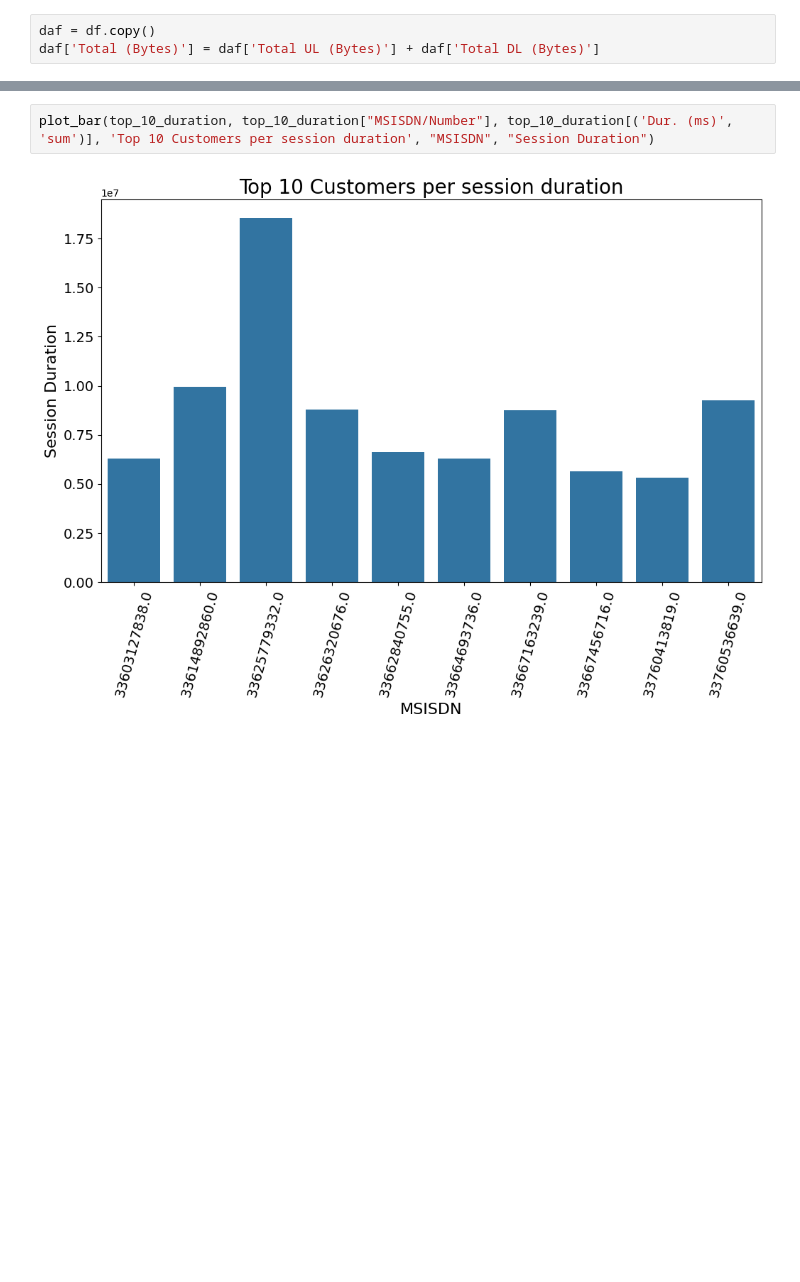
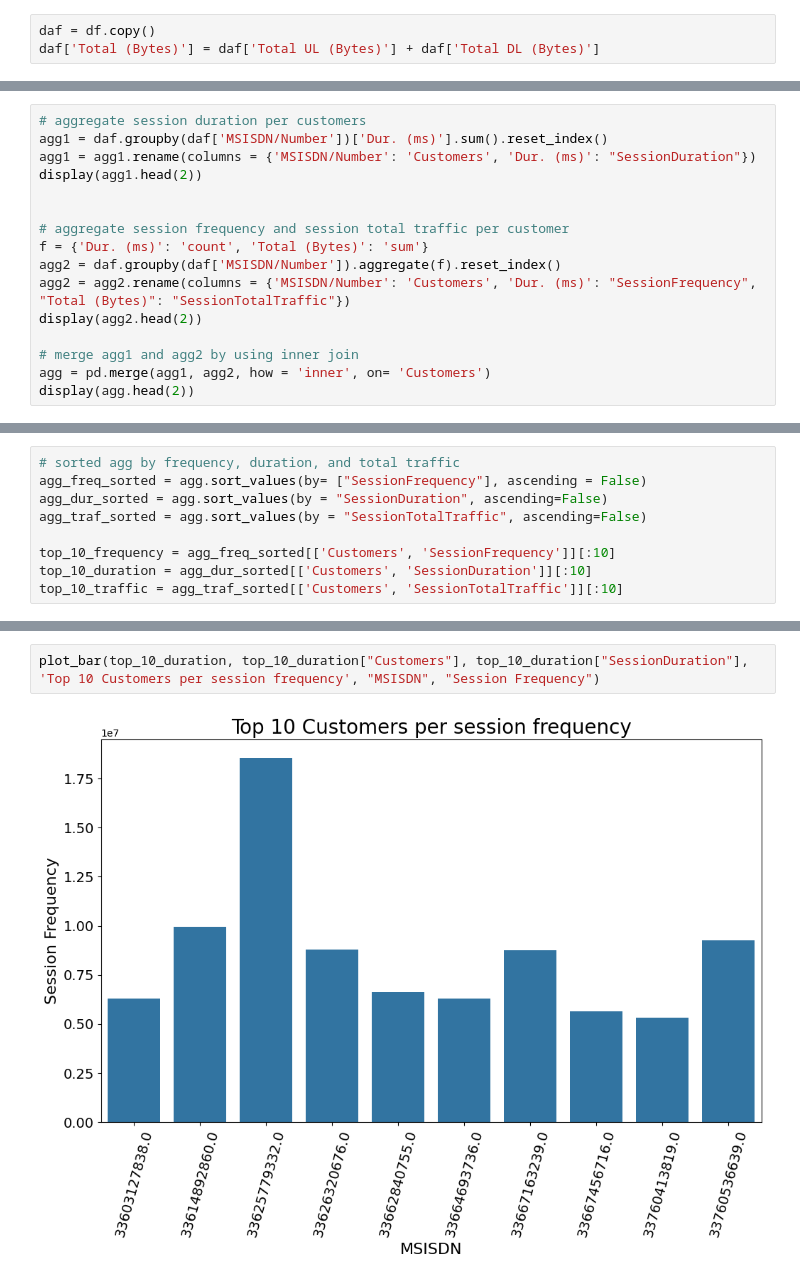
Before and after one commit to Roseco-crs/10Academy_week_1_Telecom_Industry, a Jupyter notebook: code/extract_data.ipynb, the cells around one changed output, grey strips where cells are left out. Saved outputs shown, nothing was run; the diff lists cells and outputs as text; blank space fills up the shorter version.

Commit message:
clustered customer by the 3 metrics

```diff
--- a/code/extract_data.ipynb
+++ b/code/extract_data.ipynb
@@ -543,0 +512,16 @@ top_10_data = pd.DataFrame(agg_daf[('Total (Bytes)', 'sum')].sort_values(ascendi
+# %%
+# aggregate session duration per customers
+agg1 = daf.groupby(daf['MSISDN/Number'])['Dur. (ms)'].sum().reset_index()
+agg1 = agg1.rename(columns = {'MSISDN/Number': 'Customers', 'Dur. (ms)': "SessionDuration"})
+display(agg1.head(2))
+
+
+# aggregate session frequency and session total traffic per customer
+f = {'Dur. (ms)': 'count', 'Total (Bytes)': 'sum'}
+agg2 = daf.groupby(daf['MSISDN/Number']).aggregate(f).reset_index()
+agg2 = agg2.rename(columns = {'MSISDN/Number': 'Customers', 'Dur. (ms)': "SessionFrequency", "Total (Bytes)": "SessionTotalTraffic"})
+display(agg2.head(2))
+
+# merge agg1 and agg2 by using inner join
+agg = pd.merge(agg1, agg2, how = 'inner', on= 'Customers')
+display(agg.head(2))
@@ -544 +538,10 @@ top_10_data = pd.DataFrame(agg_daf[('Total (Bytes)', 'sum')].sort_values(ascendi
+# %%
+# sorted agg by frequency, duration, and total traffic
+agg_freq_sorted = agg.sort_values(by= ["SessionFrequency"], ascending = False)
+agg_dur_sorted = agg.sort_values(by = "SessionDuration", ascending=False)
+agg_traf_sorted = agg.sort_values(by = "SessionTotalTraffic", ascending=False)
+
+top_10_frequency = agg_freq_sorted[['Customers', 'SessionFrequency']][:10]
+top_10_duration = agg_dur_sorted[['Customers', 'SessionDuration']][:10]
+top_10_traffic = agg_traf_sorted[['Customers', 'SessionTotalTraffic']][:10]
 # %%
@@ -546,7 +549,7 @@ plot_bar(top_10_frequency, top_10_frequency["MSISDN/Number"], top_10_frequency[(
 # %% [output]
 [figure]
 # %%
-plot_bar(top_10_duration, top_10_duration["MSISDN/Number"], top_10_duration[('Dur. (ms)', 'sum')], 'Top 10 Customers per session duration', "MSISDN", "Session Duration")
+plot_bar(top_10_duration, top_10_duration["Customers"], top_10_duration["SessionDuration"], 'Top 10 Customers per session frequency', "MSISDN", "Session Frequency")
 # %% [output]
-[figure, old version]
+[figure, new version]
 # %%
```
Also changed, not shown: parts of 11 cells of this notebook.
